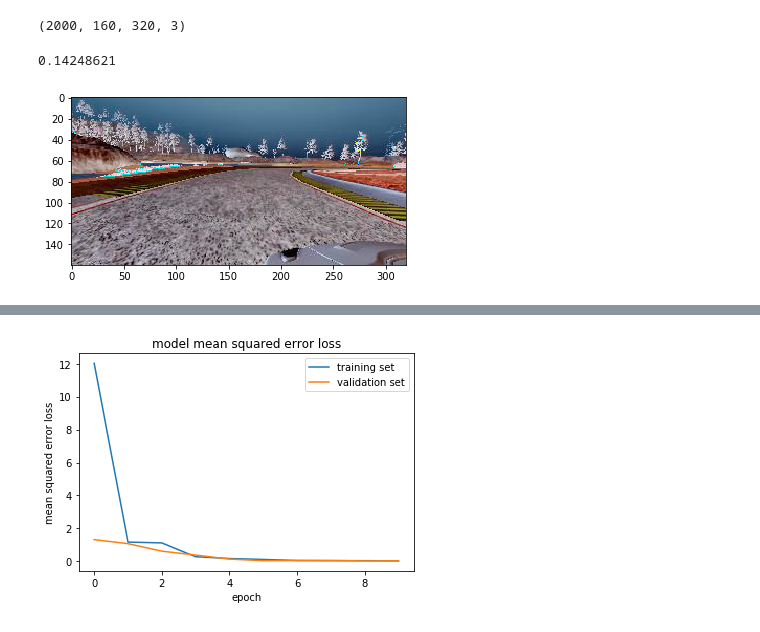
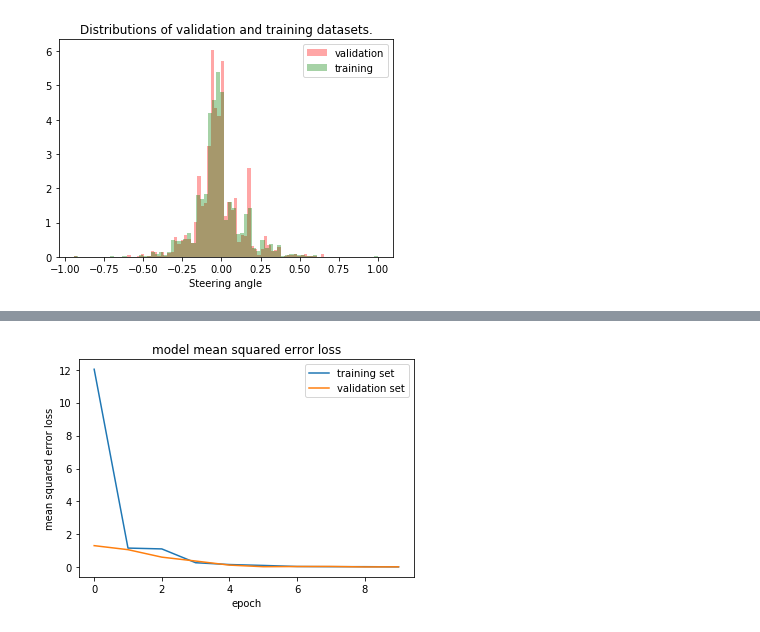
Before and after one commit to sdegryze/CarND-Behavioral-Cloning-P3, a Jupyter notebook: Project 3 - Behavioral Cloning.ipynb, the cells around one changed output, grey strips where cells are left out. Saved outputs shown, nothing was run; the diff lists cells and outputs as text; code cells hidden in the pictures.

```diff
--- a/Project 3 - Behavioral Cloning.ipynb
+++ b/Project 3 - Behavioral Cloning.ipynb
@@ -42,3 +63,13 @@ plt.hist(np.array(steering_angles), 100, normed=1, facecolor='green', alpha=0.75
+# %%
+plt.hist(np.array(validation_steering_angles), 75, normed=1, facecolor='red', alpha=0.35, label='validation') [2]
+plt.hist(np.array(training_steering_angles), 75, normed=1, facecolor='green', alpha=0.35, label='training') [2]
+
+plt.xlabel('Steering angle')
+plt.legend(loc='upper right')
+plt.title("Distributions of validation and training datasets.")
+plt.show()
+# %% [output]
+[figure, added]
 # %%
 def get_path(line_entry):
     return(os.path.join("./data/IMG/", os.path.basename(line_entry.strip())))
@@ -121,9 +138,0 @@ X_data, y_data = next(line_gen)
-# %%
-idx = 185
-print(X_data.shape)
-plt.imshow(X_data[idx])
-y_data[idx]
-# %% [output]
-(2000, 160, 320, 3)
-0.14248621
-[figure, removed]
```
Also changed, not shown: parts of 20 cells of this notebook, 5 other files.
